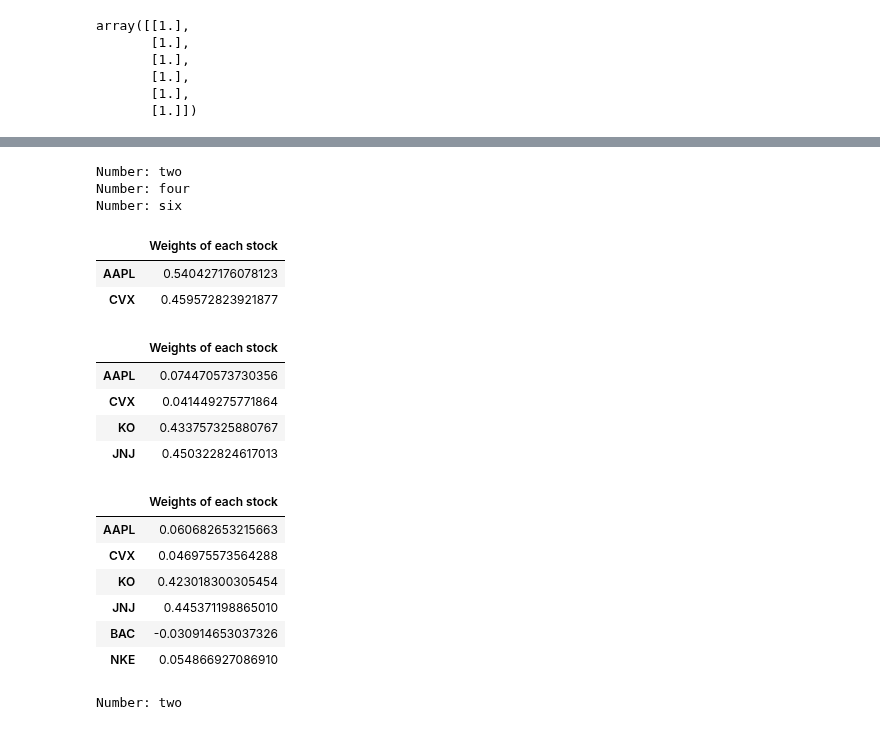
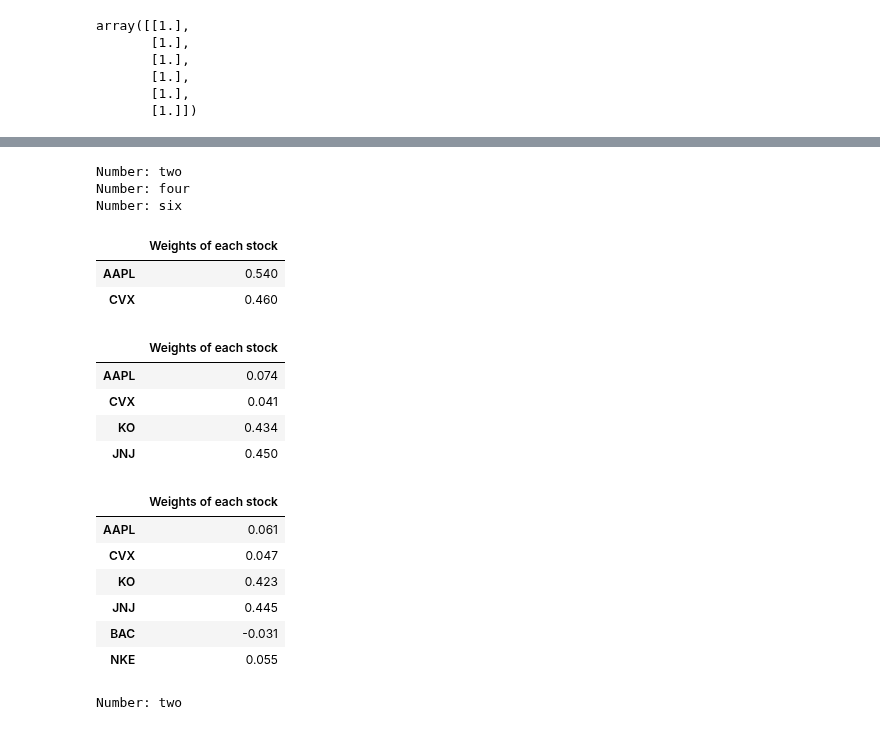
Before and after one commit to NumEconCopenhagen/projects-2024-zgc373-og-pgj472, a Jupyter notebook: dataproject/dataproject.ipynb, the cells around one changed output, grey strips where cells are left out. Saved outputs shown, nothing was run; the diff lists cells and outputs as text; code cells hidden in the pictures.

```diff
--- a/dataproject/dataproject.ipynb
+++ b/dataproject/dataproject.ipynb
@@ -132,7 +131,7 @@ Therefore we start by finding the expected returns for each stock in the portfol
 Additionally, we calculate the covariance matrix. The covariance measures the degree to which the returns of two stocks move together. A positive covariance indicates that the returns move in the same direction, while a negative covariance indicates they move in opposite directions. The covariance matrix gives us the first sign of whether or not we have benefits from diversifying our portfolio by adding or removing stocks from the portfolio.
 # %%
 # We will set the display precision to 15 decimal points
-pd.set_option('display.float_format', '{:.15f}'.format)
+pd.set_option('display.float_format', '{:.3f}'.format)
 
 # We will call the method to get the filtered DataFrame
 expected_returns_df_filtered = SD.expected_return_()
@@ -259,42 +258,42 @@ array([[ 571.77057592],
 # %%
 # We again set the display to 15 decimal points
-pd.set_option('display.float_format', '{:.15f}'.format)
+pd.set_option('display.float_format', '{:.3f}'.format)
 
 # We get the weights
 weights_two = SD.normalize_z_vector("two")
 weights_four = SD.normalize_z_vector("four")
 weights_six = SD.normalize_z_vector("six")
 
 # We create DataFrames with the weights and the stock names as the index
 df_two = pd.DataFrame(weights_two, index=SD.tickers[:2], columns=["Weights of each stock"])
 df_four = pd.DataFrame(weights_four, index=SD.tickers[:4], columns=["Weights of each stock"])
 df_six = pd.DataFrame(weights_six, index=SD.tickers[:6], columns=["Weights of each stock"])
 
 # We will display the DataFrames
 display(df_two)
 display(df_four)
 display(df_six)
 
 SD.create_pert(expected_returns_df_filtered, df_two, df_four, df_six)
 # %% [output]
 Number: two
 Number: four
 Number: six
 |  | Weights of each stock |
-| AAPL | 0.540427176078123 |
-| CVX | 0.459572823921877 |
+| AAPL | 0.540 |
+| CVX | 0.460 |
 |  | Weights of each stock |
-| AAPL | 0.074470573730356 |
-| CVX | 0.041449275771864 |
-| KO | 0.433757325880767 |
-| JNJ | 0.450322824617013 |
+| AAPL | 0.074 |
+| CVX | 0.041 |
+| KO | 0.434 |
+| JNJ | 0.450 |
 |  | Weights of each stock |
-| AAPL | 0.060682653215663 |
-| CVX | 0.046975573564288 |
-| KO | 0.423018300305454 |
-| JNJ | 0.445371198865010 |
-| BAC | -0.030914653037326 |
-| NKE | 0.054866927086910 |
+| AAPL | 0.061 |
+| CVX | 0.047 |
+| KO | 0.423 |
+| JNJ | 0.445 |
+| BAC | -0.031 |
+| NKE | 0.055 |
 # %%
 # This is the code where we check our results, to see if the calculations are correct
 display(SD.check_results("two"))
```
Also changed, not shown: parts of 10 cells of this notebook, 1 other file.
